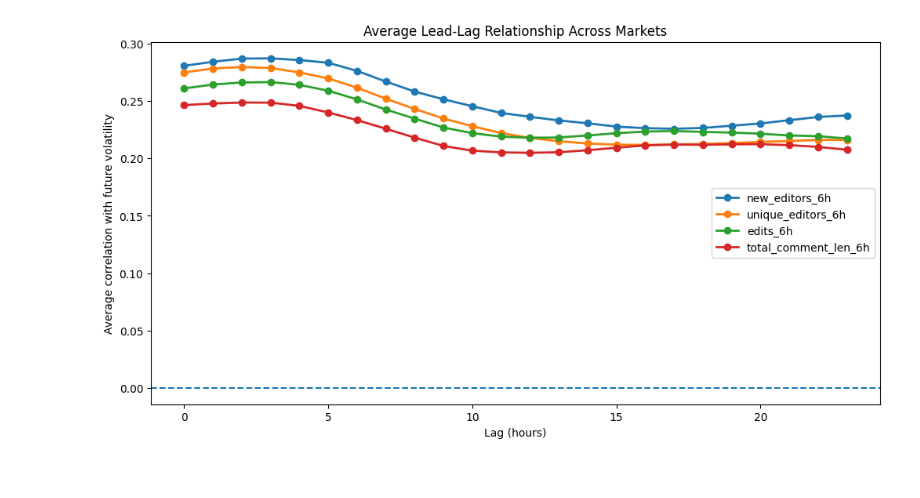
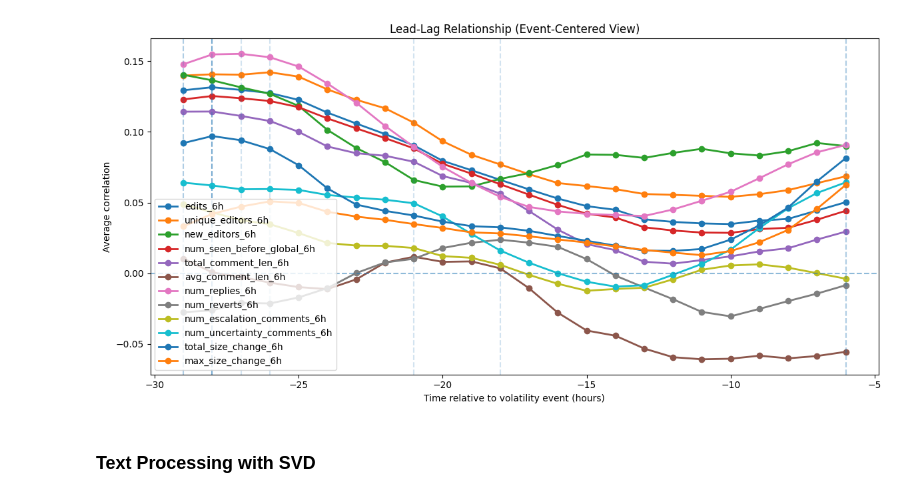
Before and after one commit to tallywiesenberg/thinking-bee, a Jupyter notebook: src/main.ipynb, the cells around one changed output. Saved outputs shown, nothing was run; the diff lists cells and outputs as text; code cells hidden in the pictures.

```diff
--- a/src/main.ipynb
+++ b/src/main.ipynb
@@ -362,22 +404,19 @@ df = pd.merge_asof(
 
 df = df.sort_values(["market_slug", "timestamp"]).copy()
 
+# cutoff datapoints without matching wiki csv data
+cutoff = pd.Timestamp("2026-04-09", tz="UTC")
+df = df.loc[df["timestamp"] < cutoff].copy()
+
 windows = {
     "1h": 1,
     "3h": 3,
     "6h": 6,
-    "12h": 12,
+    # "12h": 12,
     # "24h": 24,
 }
 
-wiki_cols = [
-    "edits",
-    "unique_editors",
-    "new_editors",
-    "total_comment_len",
-    "num_replies",
-    "num_reverts",
-]
+wiki_cols = list(features.columns)[1:]
 
 new_cols = {}
 
@@ -423,3 +462,7 @@ for label, hours in windows.items():
         )
 
 df = pd.concat([df, pd.DataFrame(new_cols, index=df.index)], axis=1).copy()
+print(df.shape)
+df.tail()
+
+wiki_cols
@@ -426,54 +521,58 @@ df = pd.concat([df, pd.DataFrame(new_cols, index=df.index)], axis=1).copy()
 # %%
 import matplotlib.pyplot as plt
+import numpy as np
 import pandas as pd
-import numpy as np
 
-# remove duplicate columns if repeated feature cells created them
 df = df.loc[:, ~df.columns.duplicated()].copy()
 
-features_to_plot = [
-    "new_editors_6h",
-    "unique_editors_6h",
-    "edits_6h",
-    "total_comment_len_6h",
-]
+features_to_plot = [col + "_6h" for col in wiki_cols]
 
 max_lag = 24
+target_horizon = 6
 
 plt.figure(figsize=(12, 6))
 
 for feature in features_to_plot:
     market_corrs = {}
 
     for slug, g in df.groupby("market_slug"):
         g = g.sort_values("timestamp").copy()
 
-        target = g["volatility_6h"].shift(-1)
+        target = g["volatility_6h"].shift(-target_horizon)
 
         corrs = []
         for lag in range(max_lag):
             x = g[feature].shift(lag)
             corrs.append(x.corr(target))
 
         market_corrs[slug] = corrs
 
     corr_df = pd.DataFrame(market_corrs)
-
     avg_corr = corr_df.mean(axis=1)
 
+    # NEGATIVE time axis
+    time_to_event = -(np.arange(max_lag) + target_horizon)
+
     plt.plot(
-        range(max_lag),
+        time_to_event,
         avg_corr,
         marker="o",
         linewidth=2,
         label=feature
     )
 
-plt.axhline(0, linestyle="--")
-plt.xlabel("Lag (hours)")
-plt.ylabel("Average correlation with future volatility")
-plt.title("Average Lead-Lag Relationship Across Markets")
+    # mark strongest signal
+    best_idx = np.argmax(avg_corr)
+    best_time = -(best_idx + target_horizon)
+    plt.axvline(best_time, linestyle="--", alpha=0.2)
+
+plt.axhline(0, linestyle="--", alpha=0.5)
+
+plt.xlabel("Time relative to volatility event (hours)")
+plt.ylabel("Average correlation")
+plt.title("Lead-Lag Relationship (Event-Centered View)")
 plt.legend()
+plt.tight_layout()
 plt.show()
 # %% [output]
-[figure, old version]
+[figure, new version]
@@ -479,0 +582,2 @@ plt.show()
+# %% [markdown]
+### Text Processing with SVD
```
Also changed, not shown: parts of 20 cells of this notebook.
